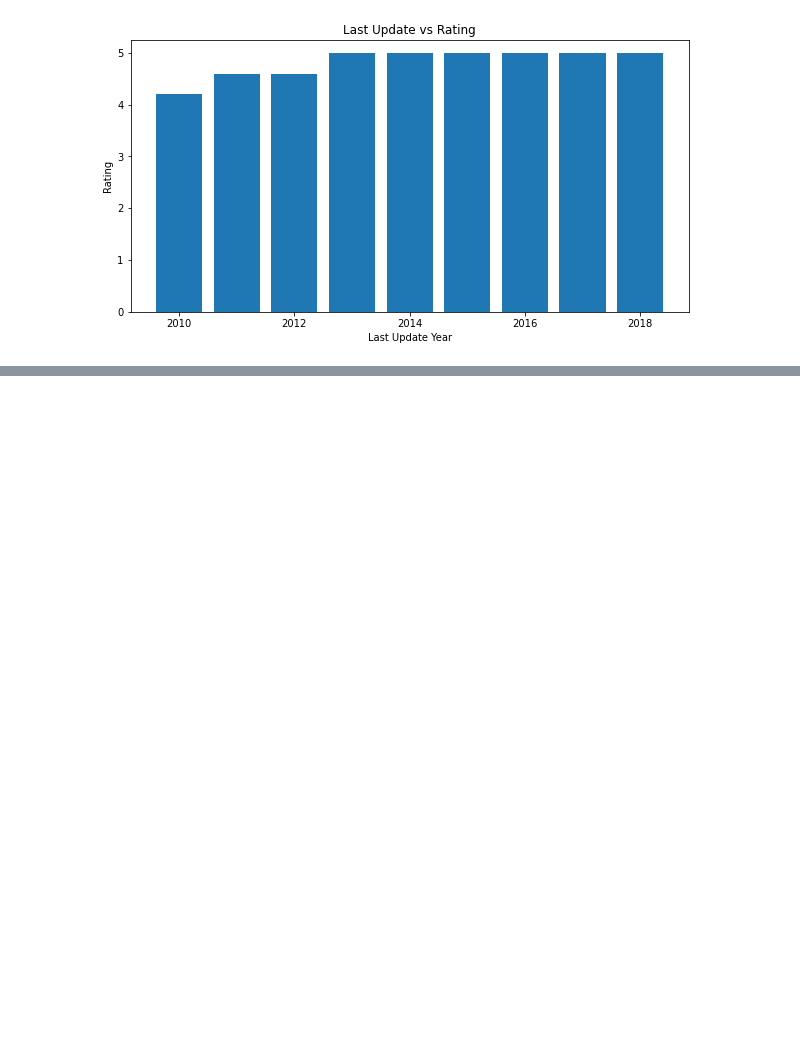
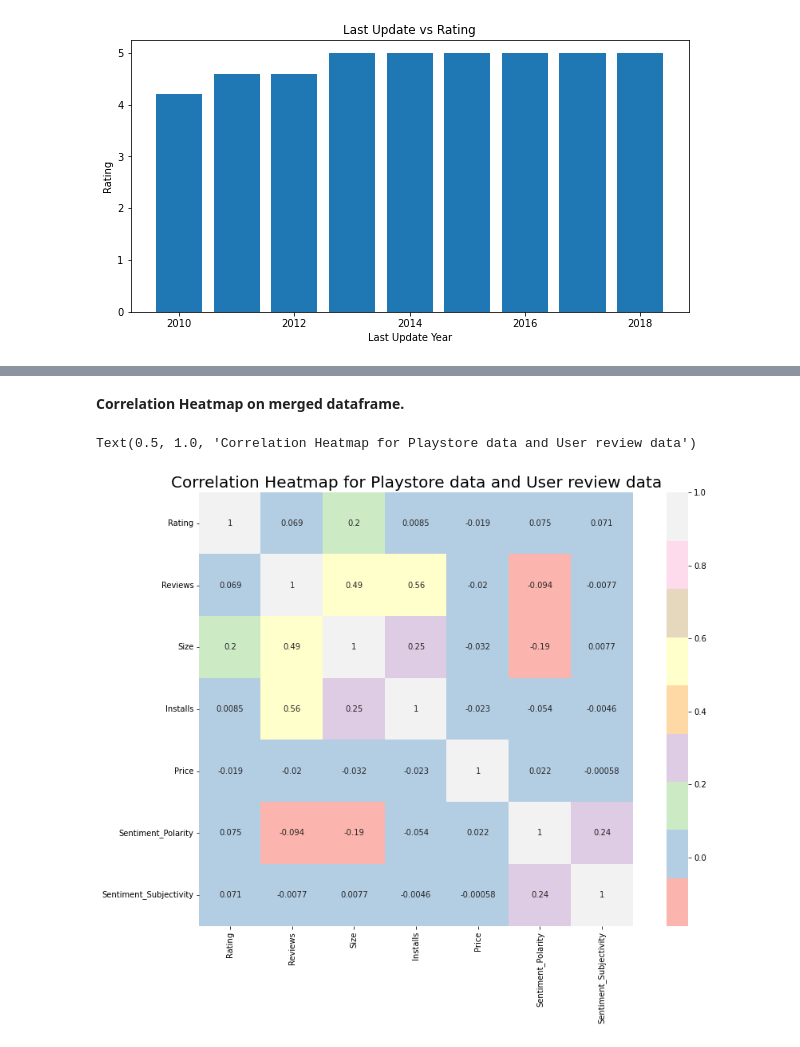
Before and after one commit to manjirikulkarni03/Play-store-app-review-analysis, a Jupyter notebook: Copy_of_EDA(Play_Store_Review)(Common_Team_Colab)_MK.ipynb, the cells around one changed output, grey strips where cells are left out. Drawn from its saved outputs; the diff is of its cells as text; code cells hidden in the pictures; blank space fills up the shorter version.

```diff
--- a/Copy_of_EDA(Play_Store_Review)(Common_Team_Colab)_MK.ipynb
+++ b/Copy_of_EDA(Play_Store_Review)(Common_Team_Colab)_MK.ipynb
@@ -666,0 +669,3 @@ Text(0, 0.5, 'Rating')
+# %%
+df_merge= pd.merge(df_data, df_reviews, on="App", how="inner")
+df_merge.shape
@@ -666,0 +685,9 @@ Text(0, 0.5, 'Rating')
+# %% [markdown]
+**Correlation Heatmap on merged dataframe.**
+# %%
+plt.figure(figsize = (15,10))
+sns.heatmap(df_merge.corr(),annot= True,cmap=sns.color_palette('Pastel1'),square=True)
+plt.title('Correlation Heatmap for Playstore data and User review data', size=20)
+# %% [output]
+Text(0.5, 1.0, 'Correlation Heatmap for Playstore data and User review data')
+[figure, added]
```
Also changed, not shown: parts of 4 cells of this notebook.
